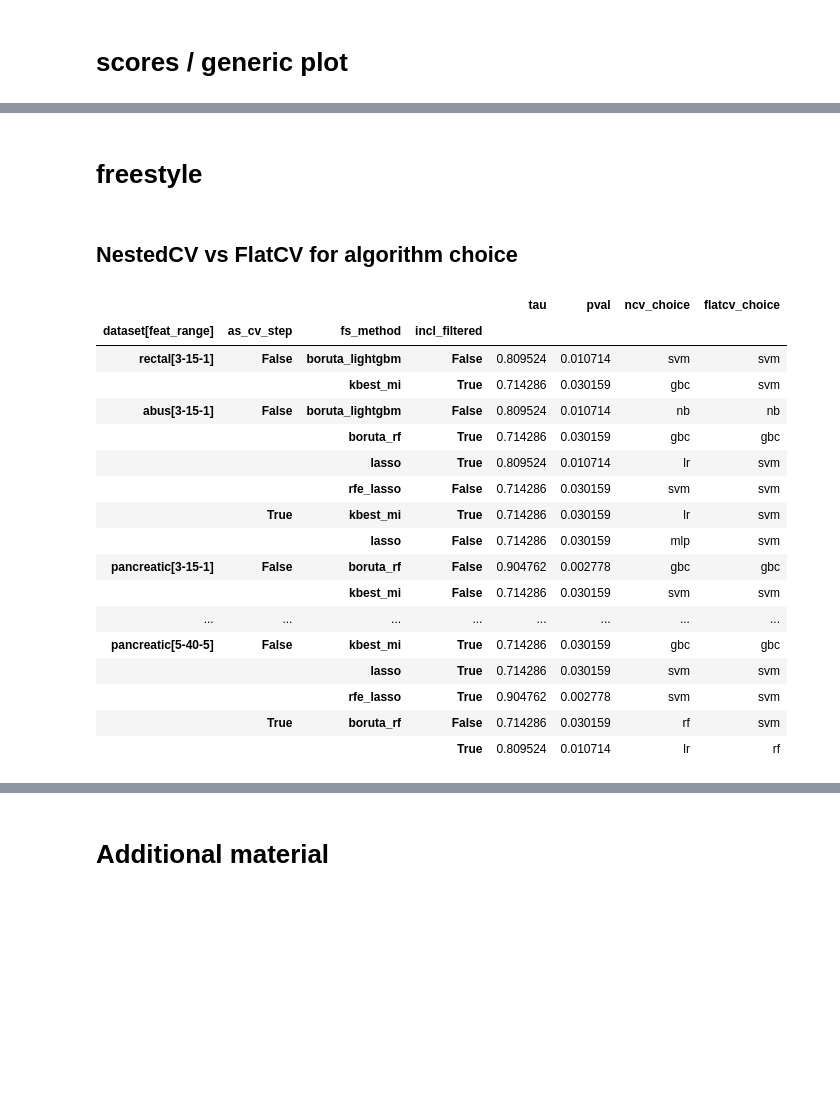
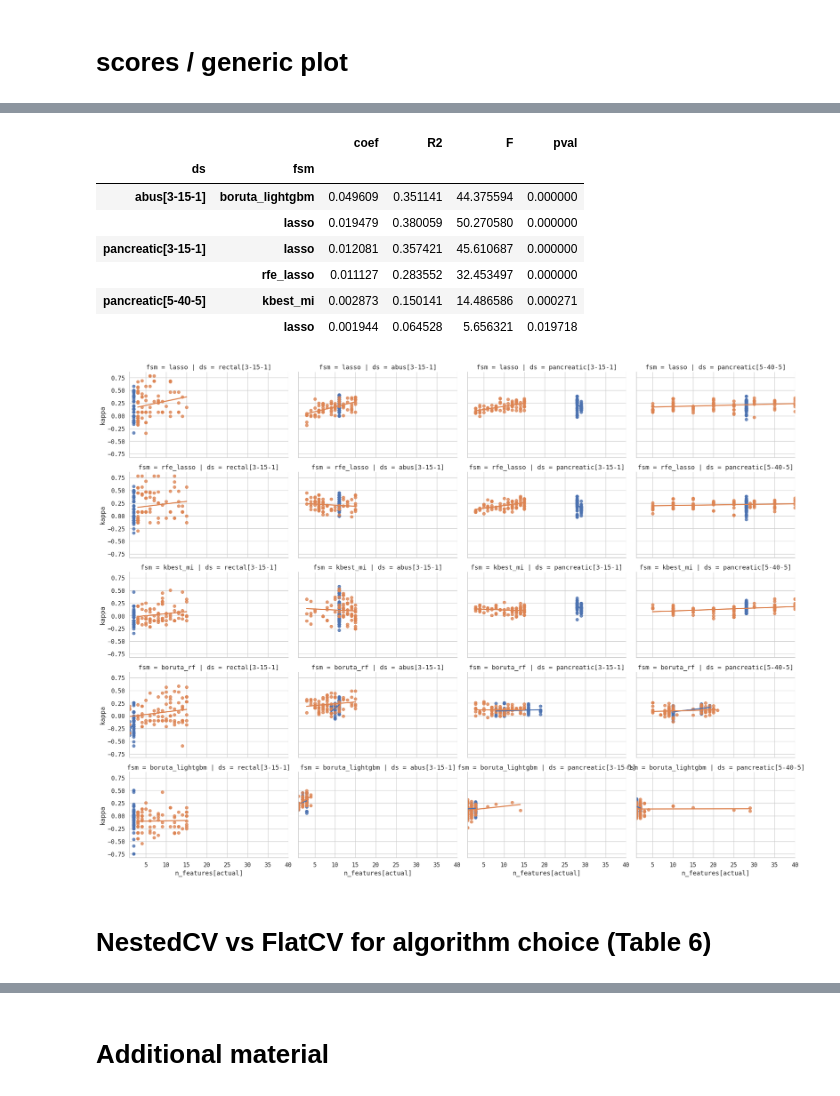
Before and after one commit to bgalvao/radiomic-feature-selection, a Jupyter notebook: data_analysis.ipynb, the cells around one changed output, grey strips where cells are left out. Saved outputs shown, nothing was run; the diff lists cells and outputs as text; code cells hidden in the pictures; blank space fills up the shorter version.

```diff
--- a/data_analysis.ipynb
+++ b/data_analysis.ipynb
@@ -1,17 +1,3 @@
 # %%
 %load_ext autoreload
 %autoreload 2
-# %%
-import os
-import pandas as pd
-import numpy as np
-import seaborn as sns; sns.set_style('darkgrid')
-from itertools import product
-from ipywidgets import interact
-import ipywidgets as widgets
-
-import matplotlib.pyplot as plt
-import matplotlib as mpl
-mpl.rcParams['figure.dpi'] = 300
-plt.rcParams['font.family'] = 'monospace'
-from IPython.display import display
@@ -299,4 +40,14 @@ f.loc[f.pval < .05]#.style.apply(highlight_max, subset='pval')
-# %% [markdown]
-# freestyle
+# %%
+da.figure_5()
+# %% [output]
+|  |  | coef | R2 | F | pval |
+| ds | fsm |  |  |  |  |
+| abus[3-15-1] | boruta_lightgbm | 0.049609 | 0.351141 | 44.375594 | 0.000000 |
+|  | lasso | 0.019479 | 0.380059 | 50.270580 | 0.000000 |
+| pancreatic[3-15-1] | lasso | 0.012081 | 0.357421 | 45.610687 | 0.000000 |
+|  | rfe_lasso | 0.011127 | 0.283552 | 32.453497 | 0.000000 |
+| pancreatic[5-40-5] | kbest_mi | 0.002873 | 0.150141 | 14.486586 | 0.000271 |
+|  | lasso | 0.001944 | 0.064528 | 5.656321 | 0.019718 |
+[figure, added]
 # %% [markdown]
-## NestedCV vs FlatCV for algorithm choice
+# NestedCV vs FlatCV for algorithm choice (Table 6)
@@ -380,21 +53,0 @@ ranked_analyzed = gb.apply(rank_analyzer)
-# %%
-ranked_analyzed[ranked_analyzed.pval < .05].loc[order_dataset_frange].drop('equal_first_place', axis=1)
-# %% [output]
-|  |  |  |  | tau | pval | ncv_choice | flatcv_choice |
-| dataset[feat_range] | as_cv_step | fs_method | incl_filtered |  |  |  |  |
-| rectal[3-15-1] | False | boruta_lightgbm | False | 0.809524 | 0.010714 | svm | svm |
-|  |  | kbest_mi | True | 0.714286 | 0.030159 | gbc | svm |
-| abus[3-15-1] | False | boruta_lightgbm | False | 0.809524 | 0.010714 | nb | nb |
-|  |  | boruta_rf | True | 0.714286 | 0.030159 | gbc | gbc |
-|  |  | lasso | True | 0.809524 | 0.010714 | lr | svm |
-|  |  | rfe_lasso | False | 0.714286 | 0.030159 | svm | svm |
-|  | True | kbest_mi | True | 0.714286 | 0.030159 | lr | svm |
-|  |  | lasso | False | 0.714286 | 0.030159 | mlp | svm |
-| pancreatic[3-15-1] | False | boruta_rf | False | 0.904762 | 0.002778 | gbc | gbc |
-|  |  | kbest_mi | False | 0.714286 | 0.030159 | svm | svm |
-| ... | ... | ... | ... | ... | ... | ... | ... |
-| pancreatic[5-40-5] | False | kbest_mi | True | 0.714286 | 0.030159 | gbc | gbc |
-|  |  | lasso | True | 0.714286 | 0.030159 | svm | svm |
-|  |  | rfe_lasso | True | 0.904762 | 0.002778 | svm | svm |
-|  | True | boruta_rf | False | 0.714286 | 0.030159 | rf | svm |
-|  |  |  | True | 0.809524 | 0.010714 | lr | rf |
```
Also changed, not shown: parts of 22 cells of this notebook, 1 other file.
